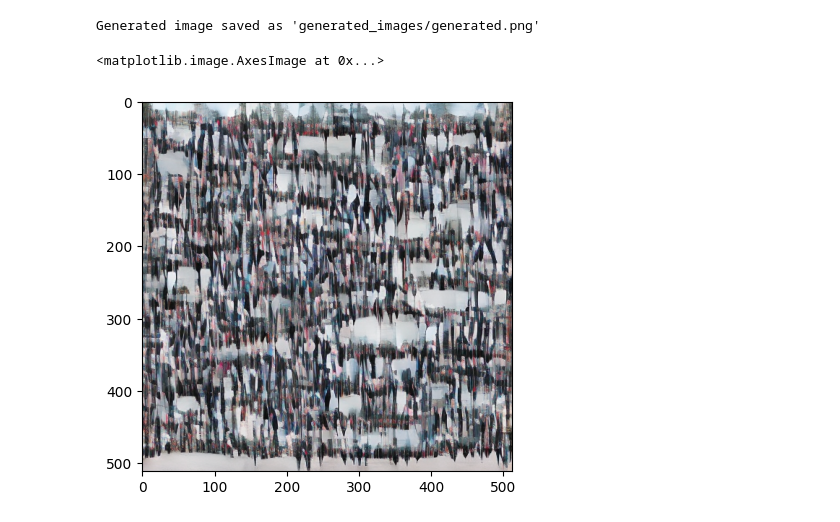
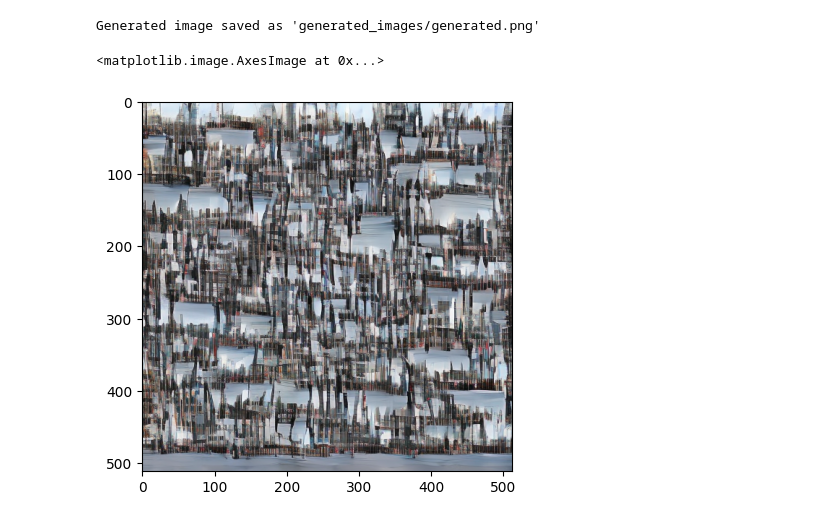
Before and after one commit to Vishwa2684/Latent-Diffusion-Model-for-text-to-image-generation, a Jupyter notebook: eval.ipynb, the cells around one changed output. Cells and saved outputs as stored; diff of their text form; code cells hidden in the pictures.

```diff
--- a/eval.ipynb
+++ b/eval.ipynb
@@ -101,20 +101,20 @@ def generate_image(prompt, num_inference_steps=50, guidance_scale=7.5):
 # %%
 # Example usage
 import matplotlib.pyplot as plt
 
-prompt = "Group of people walking"
+prompt = "people walking on street"
 image = generate_image(
         prompt=prompt,
         num_inference_steps=50,  # Increase for better quality, decrease for speed
         guidance_scale=7.5  # Adjust for creativity vs prompt adherence
     )
 
     # Save the generated image
 os.makedirs("generated_images", exist_ok=True)
 image.save("generated_images/generated.png")
 print(f"Generated image saved as 'generated_images/generated.png'")
 plt.imshow(image)
 # %% [output]
 Generated image saved as 'generated_images/generated.png'
 <matplotlib.image.AxesImage at 0x...>
-[figure, old version]
+[figure, new version]
```
Also changed, not shown: 1 other file.
